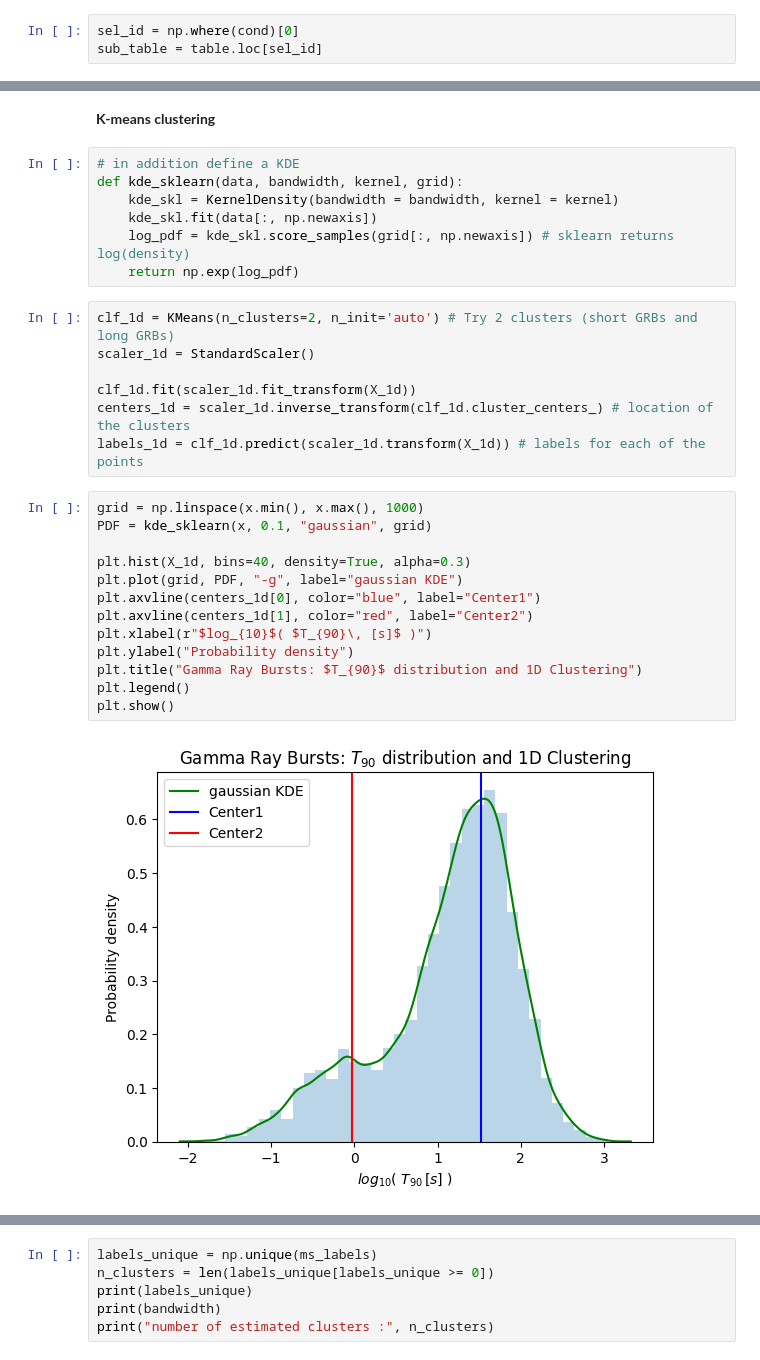
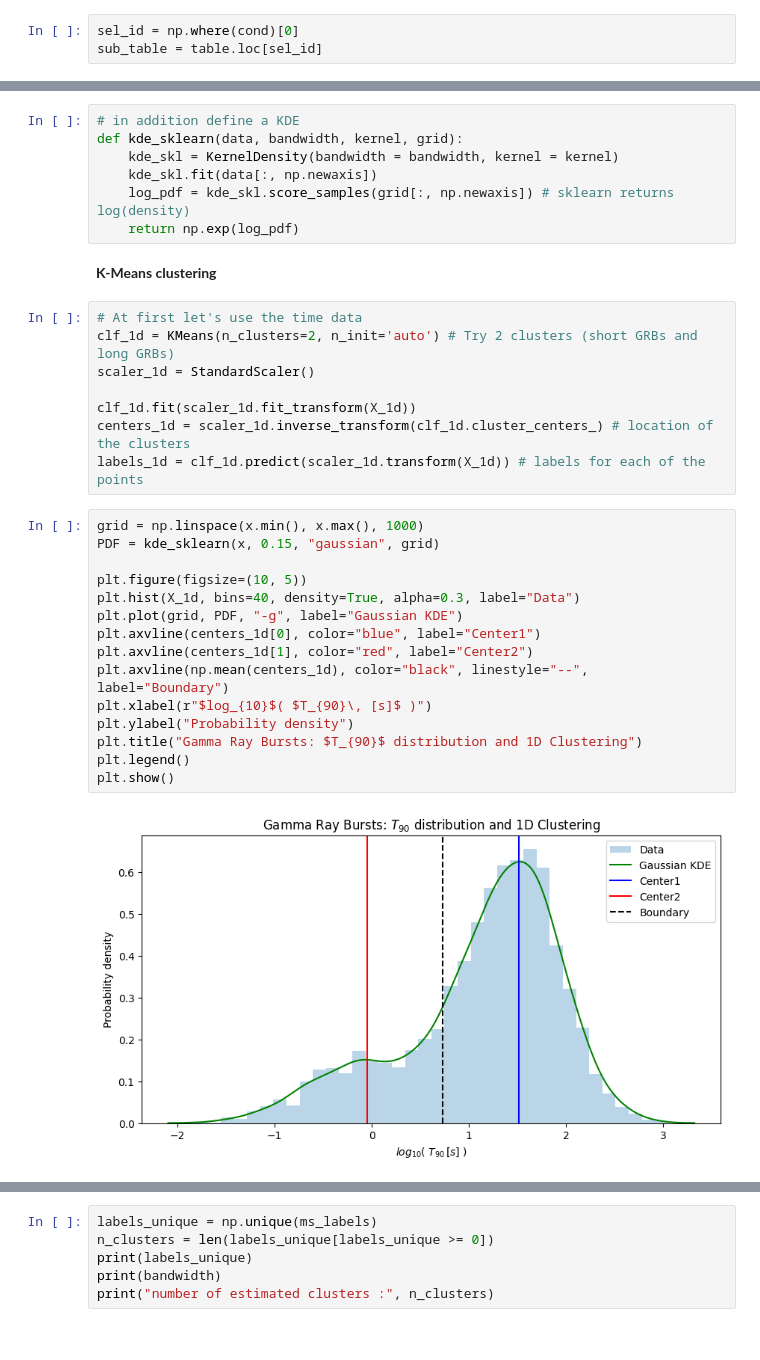
Before and after one commit to EmanuelaMenditto/astrostatistics_bicocca_2025, a Jupyter notebook: working/L14_Clustering_GRBs.ipynb, the cells around one changed output, grey strips where cells are left out. Drawn from its saved outputs; the diff is of its cells as text.

Commit message:
Added refined version of L14 Clustering GRBs notebook

```diff
--- a/working/L14_Clustering_GRBs.ipynb
+++ b/working/L14_Clustering_GRBs.ipynb
@@ -124,6 +125,3 @@ print(X_1d.shape)
-# %% [markdown]
-
-**K-means clustering**
 # %%
 # in addition define a KDE
 def kde_sklearn(data, bandwidth, kernel, grid):
@@ -131,7 +129,10 @@ def kde_sklearn(data, bandwidth, kernel, grid):
     kde_skl.fit(data[:, np.newaxis])
     log_pdf = kde_skl.score_samples(grid[:, np.newaxis]) # sklearn returns log(density)
     return np.exp(log_pdf)
+# %% [markdown]
+**K-Means clustering**
 # %%
+# At first let's use the time data
 clf_1d = KMeans(n_clusters=2, n_init='auto') # Try 2 clusters (short GRBs and long GRBs)
 scaler_1d = StandardScaler()
 
@@ -140,16 +141,18 @@ centers_1d = scaler_1d.inverse_transform(clf_1d.cluster_centers_) # location of
 labels_1d = clf_1d.predict(scaler_1d.transform(X_1d)) # labels for each of the points
 # %%
 grid = np.linspace(x.min(), x.max(), 1000)
-PDF = kde_sklearn(x, 0.1, "gaussian", grid)
+PDF = kde_sklearn(x, 0.15, "gaussian", grid)
 
-plt.hist(X_1d, bins=40, density=True, alpha=0.3)
-plt.plot(grid, PDF, "-g", label="gaussian KDE")
+plt.figure(figsize=(10, 5))
+plt.hist(X_1d, bins=40, density=True, alpha=0.3, label="Data")
+plt.plot(grid, PDF, "-g", label="Gaussian KDE")
 plt.axvline(centers_1d[0], color="blue", label="Center1")
 plt.axvline(centers_1d[1], color="red", label="Center2")
+plt.axvline(np.mean(centers_1d), color="black", linestyle="--", label="Boundary")
 plt.xlabel(r"$log_{10}$( $T_{90}\, [s]$ )")
 plt.ylabel("Probability density")
 plt.title("Gamma Ray Bursts: $T_{90}$ distribution and 1D Clustering")
 plt.legend()
 plt.show()
 # %% [output]
-[figure, old version]
+[figure, new version]
```
Also changed, not shown: parts of 34 cells of this notebook.
